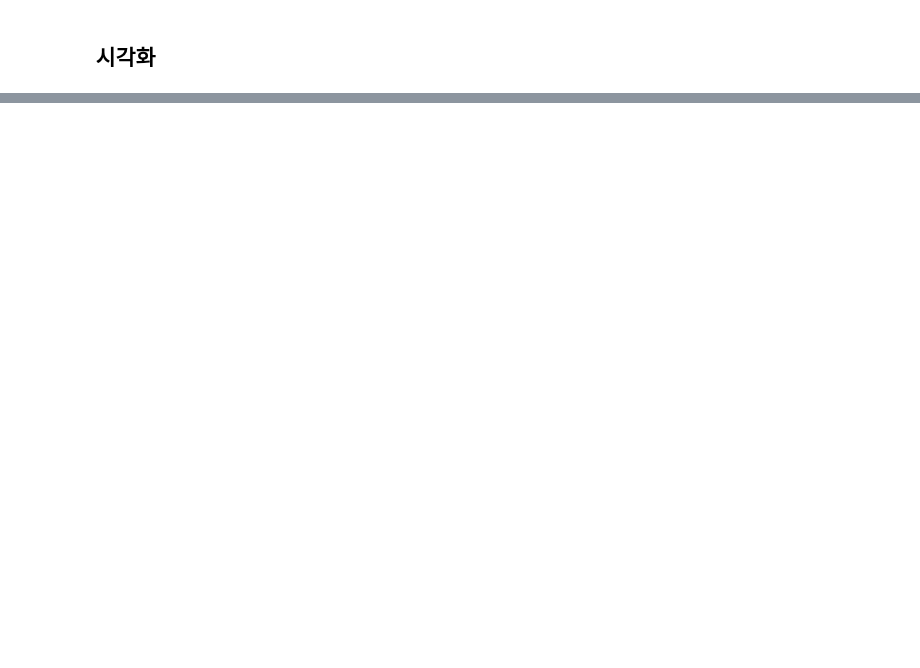
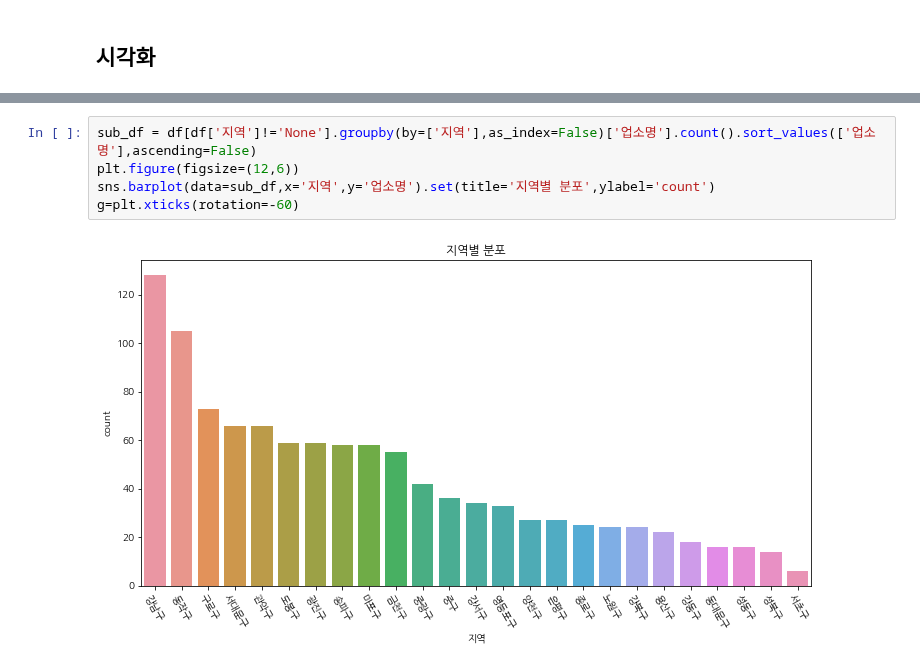
Before and after one commit to jsh0551/data_analysis_practice, a Jupyter notebook: 서울 열린데이터 광장/서울시 착한가격업소 현황.ipynb, the cells around one changed output, grey strips where cells are left out. Drawn from its saved outputs; the diff is of its cells as text; blank space fills up the shorter version.

```diff
--- a/서울 열린데이터 광장/서울시 착한가격업소 현황.ipynb
+++ b/서울 열린데이터 광장/서울시 착한가격업소 현황.ipynb
@@ -214,0 +236,7 @@ df.head()
+# %%
+sub_df = df[df['지역']!='None'].groupby(by=['지역'],as_index=False)['업소명'].count().sort_values(['업소명'],ascending=False)
+plt.figure(figsize=(12,6))
+sns.barplot(data=sub_df,x='지역',y='업소명').set(title='지역별 분포',ylabel='count')
+g=plt.xticks(rotation=-60)
+# %% [output]
+[figure, added]
```
Also changed, not shown: parts of 10 cells of this notebook.
